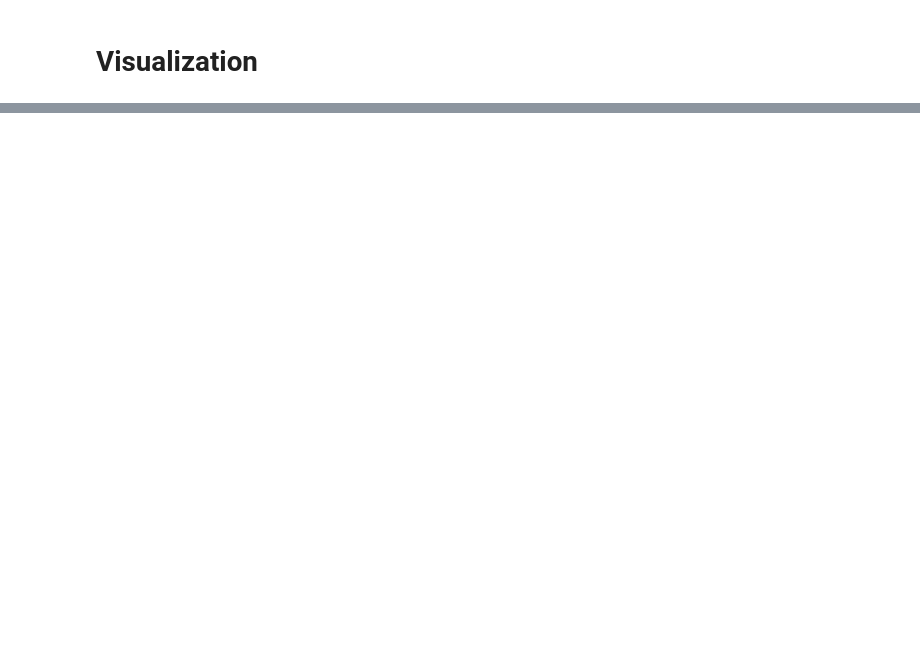
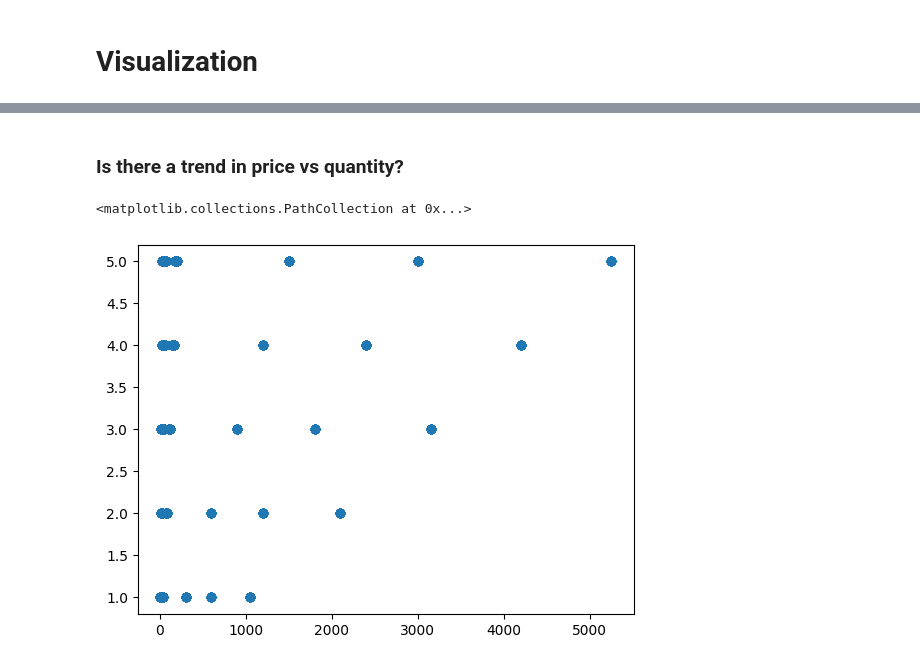
Before and after one commit to Sunisa78-8/BSC_DPDM23, a Jupyter notebook: Understanding_data.ipynb, the cells around one changed output, grey strips where cells are left out. Cells and saved outputs as stored; diff of their text form; code cells hidden in the pictures; blank space fills up the shorter version.

```diff
--- a/Understanding_data.ipynb
+++ b/Understanding_data.ipynb
@@ -105,0 +212,7 @@ data_from_gsheets.describe()
+# %% [markdown]
+### Is there a trend in price vs quantity?
+# %%
+plt.scatter(shopping_data['price'],shopping_data['quantity'],alpha=0.1)
+# %% [output]
+<matplotlib.collections.PathCollection at 0x...>
+[figure, added]
```
Also changed, not shown: parts of 90 cells of this notebook.
